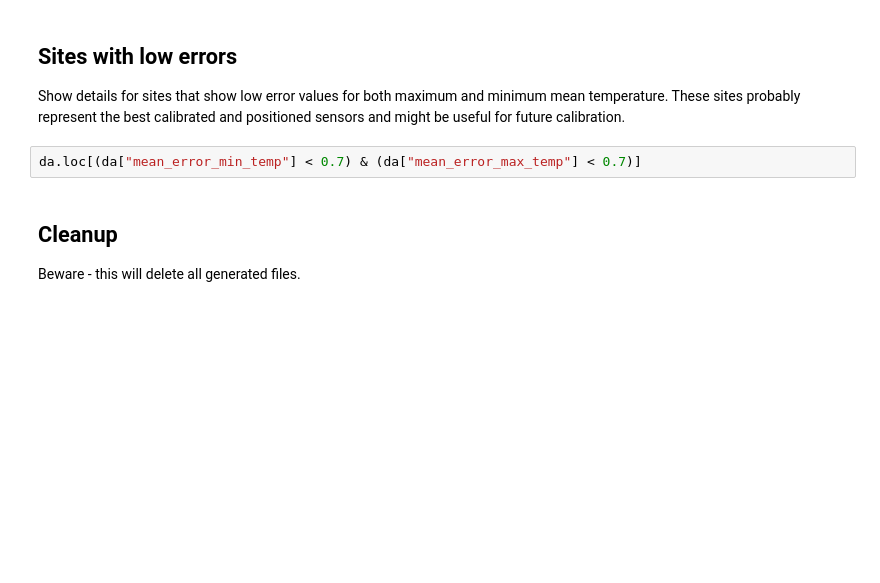
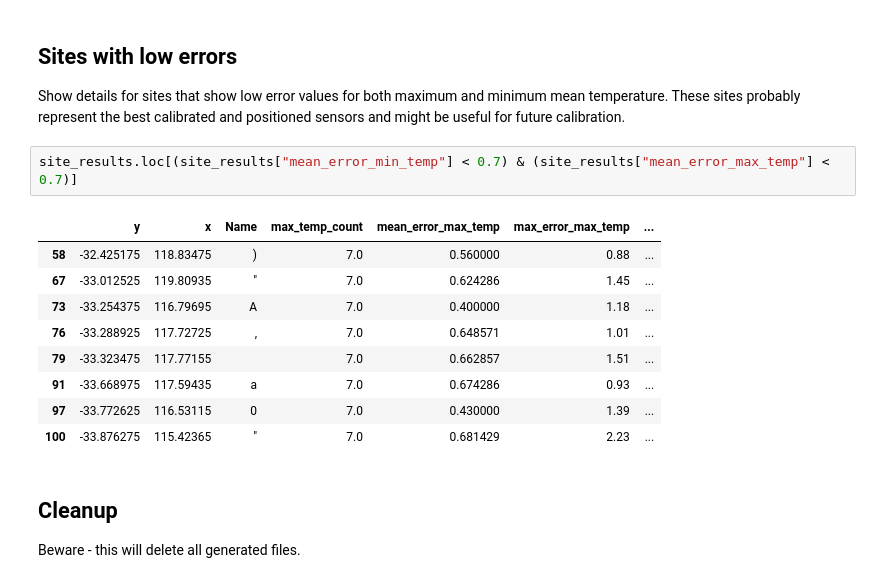
Before and after one commit to aus-plant-phenomics-network/mccn-case-studies, a Jupyter notebook: Case 4/MCCN-CASE 4.ipynb, the cells around one changed output. Cells and saved outputs as stored; diff of their text form; blank space fills up the shorter version.

```diff
--- a/Case 4/MCCN-CASE 4.ipynb
+++ b/Case 4/MCCN-CASE 4.ipynb
@@ -283,7 +400,17 @@ pd.merge(extreme_sites, pd.read_csv(weather_minima_source).drop(columns=["04/04"
 ## Sites with low errors
 Show details for sites that show low error values for both maximum and minimum mean temperature. These sites probably represent the best calibrated and positioned sensors and might be useful for future calibration.
 # %%
-da.loc[(da["mean_error_min_temp"] < 0.7) & (da["mean_error_max_temp"] < 0.7)]
+site_results.loc[(site_results["mean_error_min_temp"] < 0.7) & (site_results["mean_error_max_temp"] < 0.7)]
+# %% [output]
+|  | y | x | Name | max_temp_count | mean_error_max_temp | max_error_max_temp | ... |
+| 58 | -32.425175 | 118.83475 | ) | 7.0 | 0.560000 | 0.88 | ... |
+| 67 | -33.012525 | 119.80935 | " | 7.0 | 0.624286 | 1.45 | ... |
+| 73 | -33.254375 | 116.79695 | A | 7.0 | 0.400000 | 1.18 | ... |
+| 76 | -33.288925 | 117.72725 | , | 7.0 | 0.648571 | 1.01 | ... |
+| 79 | -33.323475 | 117.77155 |  | 7.0 | 0.662857 | 1.51 | ... |
+| 91 | -33.668975 | 117.59435 | a | 7.0 | 0.674286 | 0.93 | ... |
+| 97 | -33.772625 | 116.53115 | 0 | 7.0 | 0.430000 | 1.39 | ... |
+| 100 | -33.876275 | 115.42365 | " | 7.0 | 0.681429 | 2.23 | ... |
 # %% [markdown]
 ## Cleanup
 Beware - this will delete all generated files.
```
Also changed, not shown: parts of 17 cells of this notebook, 1 other file.
